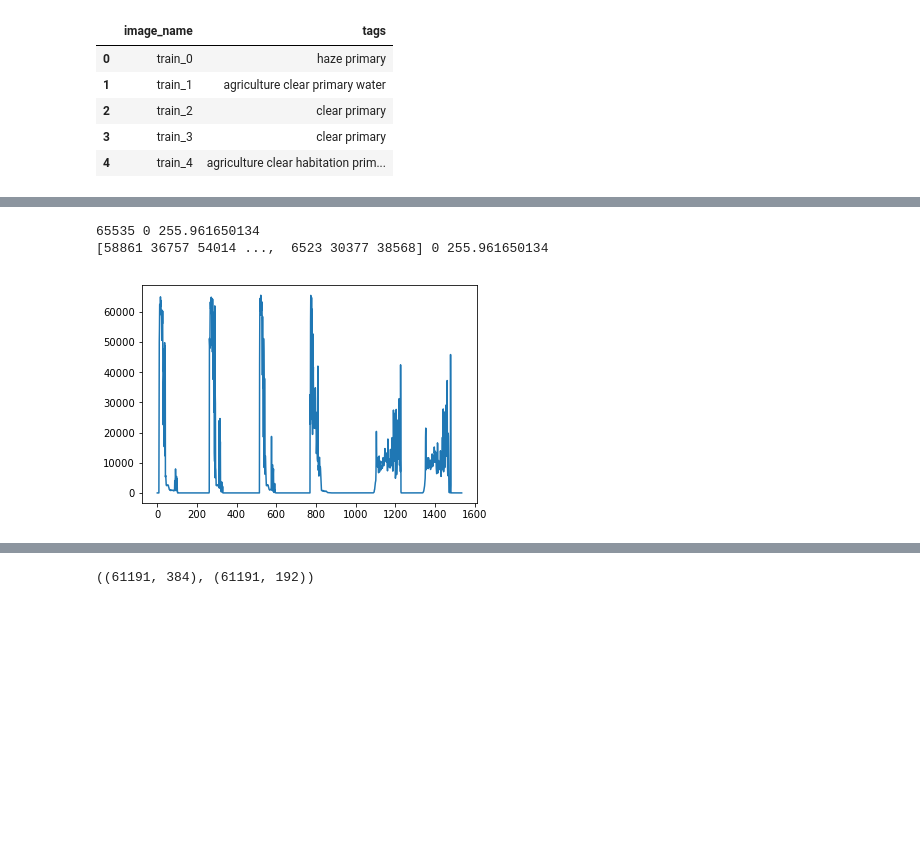
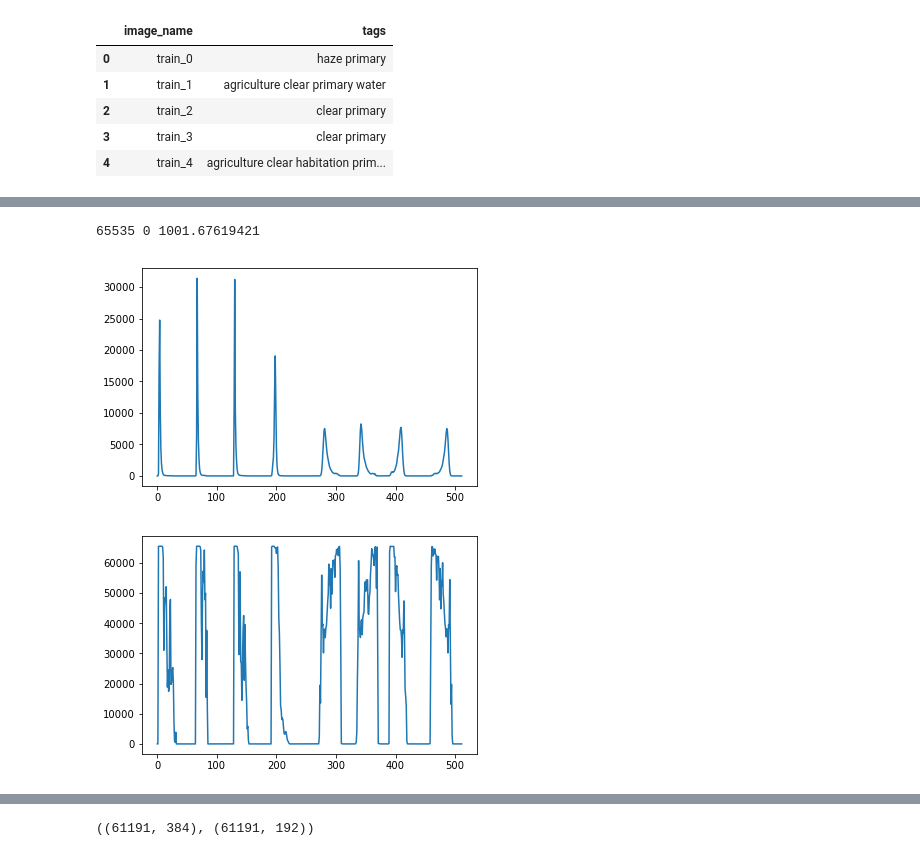
Before and after one commit to SorokinV/Kaggle-2017-04-Brazil-Amazon, a Jupyter notebook: Jupyter-XGB/a-basin-2D-V3-XGB-Generate.ipynb, the cells around one changed output, grey strips where cells are left out. Cells and saved outputs as stored; diff of their text form; code cells hidden in the pictures; blank space fills up the shorter version.

```diff
--- a/Jupyter-XGB/a-basin-2D-V3-XGB-Generate.ipynb
+++ b/Jupyter-XGB/a-basin-2D-V3-XGB-Generate.ipynb
@@ -74,8 +172,8 @@ def generateArrays( dirIn, nameAsk, binsData, debugOK=False) :
     print(datetime.datetime.now(),len(nameAsk),size)
     for nn in nameAsk[0:size] :
         nf = os.path.join(dirIn,nn);
-        nx = formImHist(nf,binsData,printOK=debugOK)
-        ##nx = formImHist(nf,binsData,printOK=debugOK,EqualizeOK=True,GaussianOK=True)
+        nx = formImHist(nf, binsData, printOK=debugOK, ExtIndex=True)
+        ##nx = formImHist(nf,binsData,printOK=debugOK,EqualizeOK=False,GaussianOK=True)
         if (i==0) : trOX = np.zeros((size,nx.shape[0]),dtype=np.uint16) ## расчет на максимальный массив 256x256=65536=np.uint16
         if (nx is not None) :
             trOX[i] = nx
@@ -112,7 +210,7 @@ ttExt    = '.tif'
 debug = False
 tDirs = (trDirTIF,teDirTIF)
 # %%
-binsList = [128,256]
+binsList = [64]
 debug = False
 # %%
 dirIn    = tDirs[0]
@@ -171,10 +273,13 @@ for bds in binsList :
 # %%
 print (trOX.max(), trOX.min(), trOX.mean())
-print (trOX.max(axis=1), trOX.min(), trOX[:].mean())
+#print (trOX.max(axis=1), trOX.min(), trOX[:].mean())
 
+trOX.shape, 512/64
+plt.plot(trOX[0:10000].mean(axis=0)); plt.show()
 plt.plot(trOX[0:10000].max(axis=0)); plt.show()
+#plt.plot(trOX[0:10000].min(axis=0)); plt.show()
 # %% [output]
-65535 0 255.961650134
-[58861 36757 54014 ...,  6523 30377 38568] 0 255.961650134
+65535 0 1001.67619421
-[figure, old version]
+[figure, new version]
+[figure, added]
 # %%
```
Also changed, not shown: parts of 5 cells of this notebook, 4 other files.
